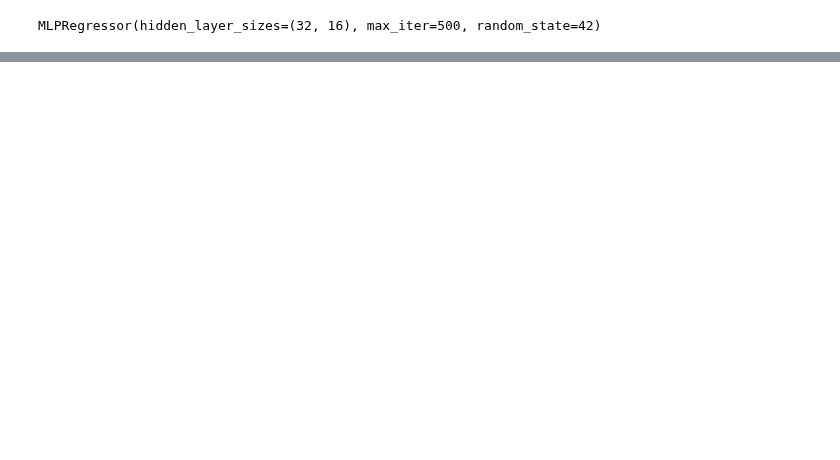
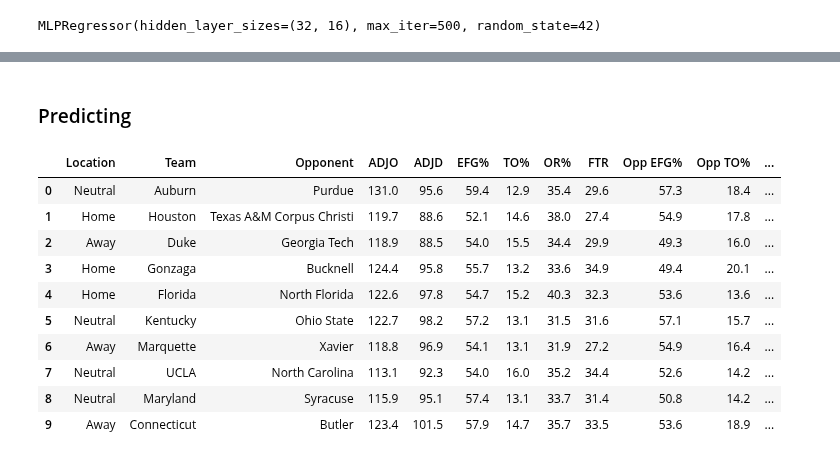
Before and after one commit to visheshgupta19/Stats_competition-, a Jupyter notebook: neural_network.ipynb, the cells around one changed output, grey strips where cells are left out. Drawn from its saved outputs; the diff is of its cells as text; code cells hidden in the pictures; blank space fills up the shorter version.

Commit message:
predictions for 12-21-24

```diff
--- a/neural_network.ipynb
+++ b/neural_network.ipynb
@@ -199,0 +231,17 @@ R-squared: 0.46266962563534564
+# %% [markdown]
+### Predicting
+# %%
+predict_data = pd.read_csv("basketball_games_data.csv")
+predict_data
+# %% [output]
+|  | Location | Team | Opponent | ADJO | ADJD | EFG% | TO% | OR% | FTR | Opp EFG% | Opp TO% | ... |
+| 0 | Neutral | Auburn | Purdue | 131.0 | 95.6 | 59.4 | 12.9 | 35.4 | 29.6 | 57.3 | 18.4 | ... |
+| 1 | Home | Houston | Texas A&M Corpus Christi | 119.7 | 88.6 | 52.1 | 14.6 | 38.0 | 27.4 | 54.9 | 17.8 | ... |
+| 2 | Away | Duke | Georgia Tech | 118.9 | 88.5 | 54.0 | 15.5 | 34.4 | 29.9 | 49.3 | 16.0 | ... |
+| 3 | Home | Gonzaga | Bucknell | 124.4 | 95.8 | 55.7 | 13.2 | 33.6 | 34.9 | 49.4 | 20.1 | ... |
+| 4 | Home | Florida | North Florida | 122.6 | 97.8 | 54.7 | 15.2 | 40.3 | 32.3 | 53.6 | 13.6 | ... |
+| 5 | Neutral | Kentucky | Ohio State | 122.7 | 98.2 | 57.2 | 13.1 | 31.5 | 31.6 | 57.1 | 15.7 | ... |
+| 6 | Away | Marquette | Xavier | 118.8 | 96.9 | 54.1 | 13.1 | 31.9 | 27.2 | 54.9 | 16.4 | ... |
+| 7 | Neutral | UCLA | North Carolina | 113.1 | 92.3 | 54.0 | 16.0 | 35.2 | 34.4 | 52.6 | 14.2 | ... |
+| 8 | Neutral | Maryland | Syracuse | 115.9 | 95.1 | 57.4 | 13.1 | 33.7 | 31.4 | 50.8 | 14.2 | ... |
+| 9 | Away | Connecticut | Butler | 123.4 | 101.5 | 57.9 | 14.7 | 35.7 | 33.5 | 53.6 | 18.9 | ... |
```
Also changed, not shown: parts of 25 cells of this notebook, 2 other files.
